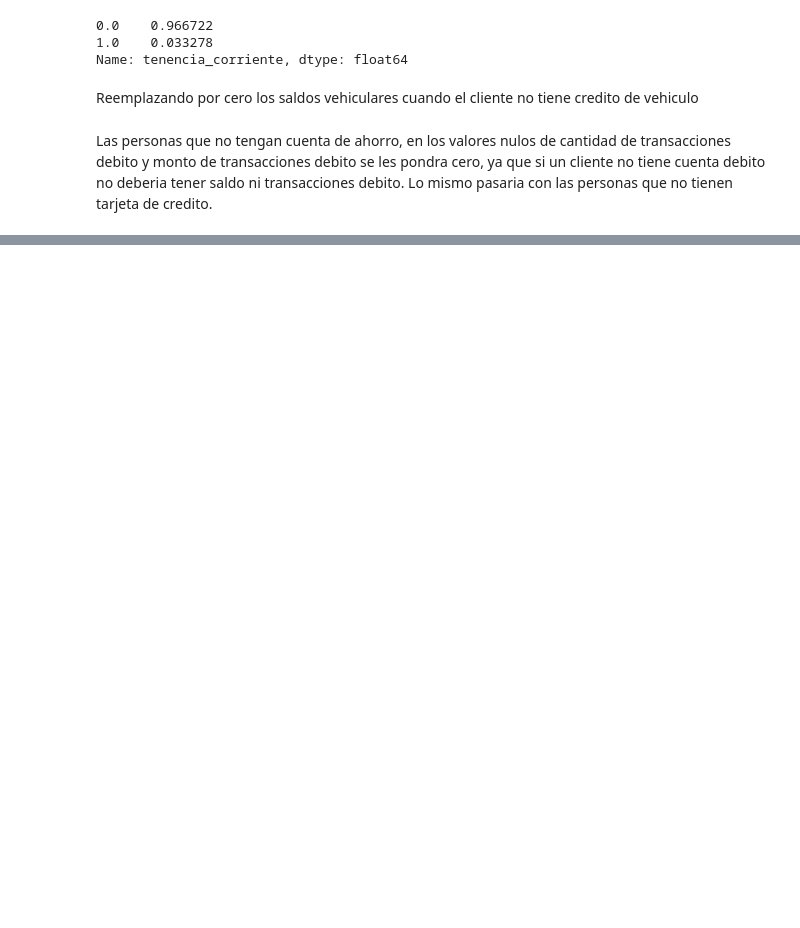
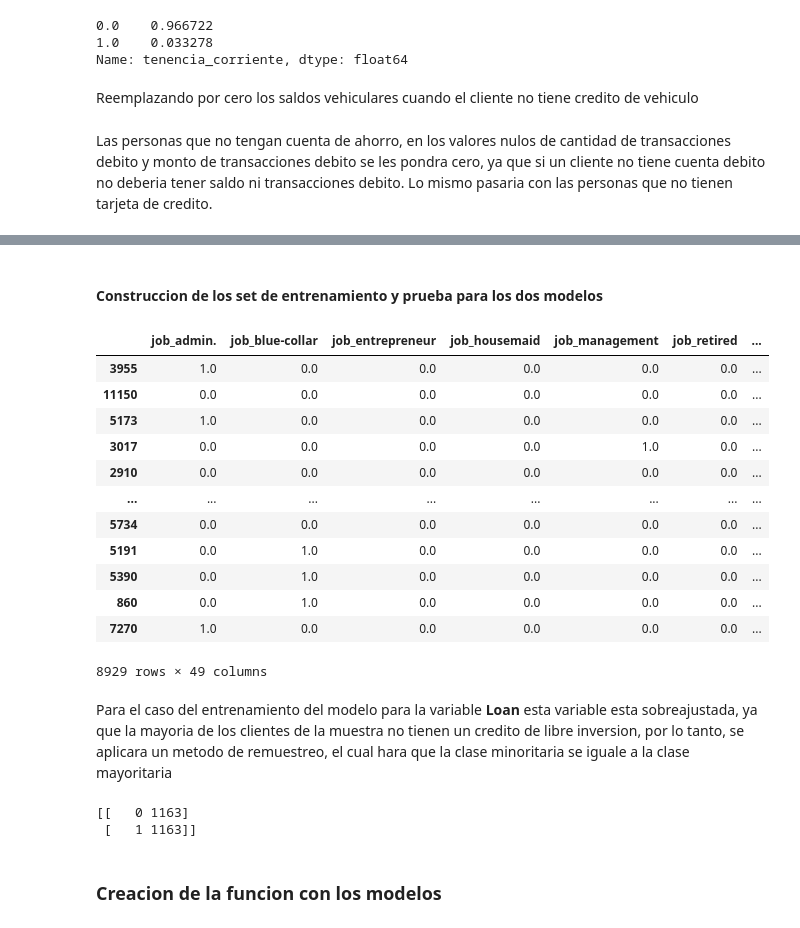
Before and after one commit to marcelamu9/modelo_oferta_ideal, a Jupyter notebook: notebooks/analisis_modelo.ipynb, the cells around one changed output, grey strips where cells are left out. Cells and saved outputs as stored; diff of their text form; code cells hidden in the pictures; blank space fills up the shorter version.

Commit message:
feat: modelo oferta ideal

```diff
--- a/notebooks/analisis_modelo.ipynb
+++ b/notebooks/analisis_modelo.ipynb
@@ -512,0 +684,14 @@ Las variables **saldo_veh** Saldo total en pesos en créditos de libranza y **sa
+# %%
+scaler = StandardScaler()
+numerical_scaled = scaler.fit_transform(df_model[var_num_model])
+# %%
+X = np.concatenate((categorical_ohe, numerical_scaled), axis=1) # si usaste OneHotEncoder
+# %%
+# Concatenar los nombres de las columnas
+# Obtener nombres de columnas de variables categóricas
+categorical_features = ohe.get_feature_names_out(input_features = var_cat_model)
+categorical_features
+
+feature_names = np.concatenate((categorical_features, var_num_model))
+
+X_df = pd.DataFrame(X, columns=feature_names)
@@ -512,0 +707,25 @@ Las variables **saldo_veh** Saldo total en pesos en créditos de libranza y **sa
+# %% [markdown]
+#### Construccion de los set de entrenamiento y prueba para los dos modelos
+# %%
+# train y test de housing
+X_housing= X_df
+
+X_train_housing, X_test_housing, y_train_housing, y_test_housing = train_test_split(X_housing, y_housing, test_size=0.2, random_state=42)
+# %%
+X_train_housing
+# %% [output]
+|  | job_admin. | job_blue-collar | job_entrepreneur | job_housemaid | job_management | job_retired | ... |
+| 3955 | 1.0 | 0.0 | 0.0 | 0.0 | 0.0 | 0.0 | ... |
+| 11150 | 0.0 | 0.0 | 0.0 | 0.0 | 0.0 | 0.0 | ... |
+| 5173 | 1.0 | 0.0 | 0.0 | 0.0 | 0.0 | 0.0 | ... |
+| 3017 | 0.0 | 0.0 | 0.0 | 0.0 | 1.0 | 0.0 | ... |
+| 2910 | 0.0 | 0.0 | 0.0 | 0.0 | 0.0 | 0.0 | ... |
+| ... | ... | ... | ... | ... | ... | ... | ... |
+| 5734 | 0.0 | 0.0 | 0.0 | 0.0 | 0.0 | 0.0 | ... |
+| 5191 | 0.0 | 1.0 | 0.0 | 0.0 | 0.0 | 0.0 | ... |
+| 5390 | 0.0 | 1.0 | 0.0 | 0.0 | 0.0 | 0.0 | ... |
+| 860 | 0.0 | 1.0 | 0.0 | 0.0 | 0.0 | 0.0 | ... |
+| 7270 | 1.0 | 0.0 | 0.0 | 0.0 | 0.0 | 0.0 | ... |
+8929 rows × 49 columns
+# %% [markdown]
+Para el caso del entrenamiento del modelo para la variable **Loan** esta variable esta sobreajustada, ya que la mayoria de los clientes de la muestra no tienen un credito de libre inversion, por lo tanto, se aplicara un metodo de remuestreo, el cual hara que la clase minoritaria se iguale a la clase mayoritaria
@@ -512,0 +740,8 @@ Las variables **saldo_veh** Saldo total en pesos en créditos de libranza y **sa
+# %%
+unique, counts = np.unique(y_train_balanced, return_counts=True)
+print(np.asarray((unique, counts)).T)
+# %% [output]
+[[   0 1163]
+ [   1 1163]]
+# %% [markdown]
+### Creacion de la funcion con los modelos
```
Also changed, not shown: parts of 46 cells of this notebook, 2 other files.
